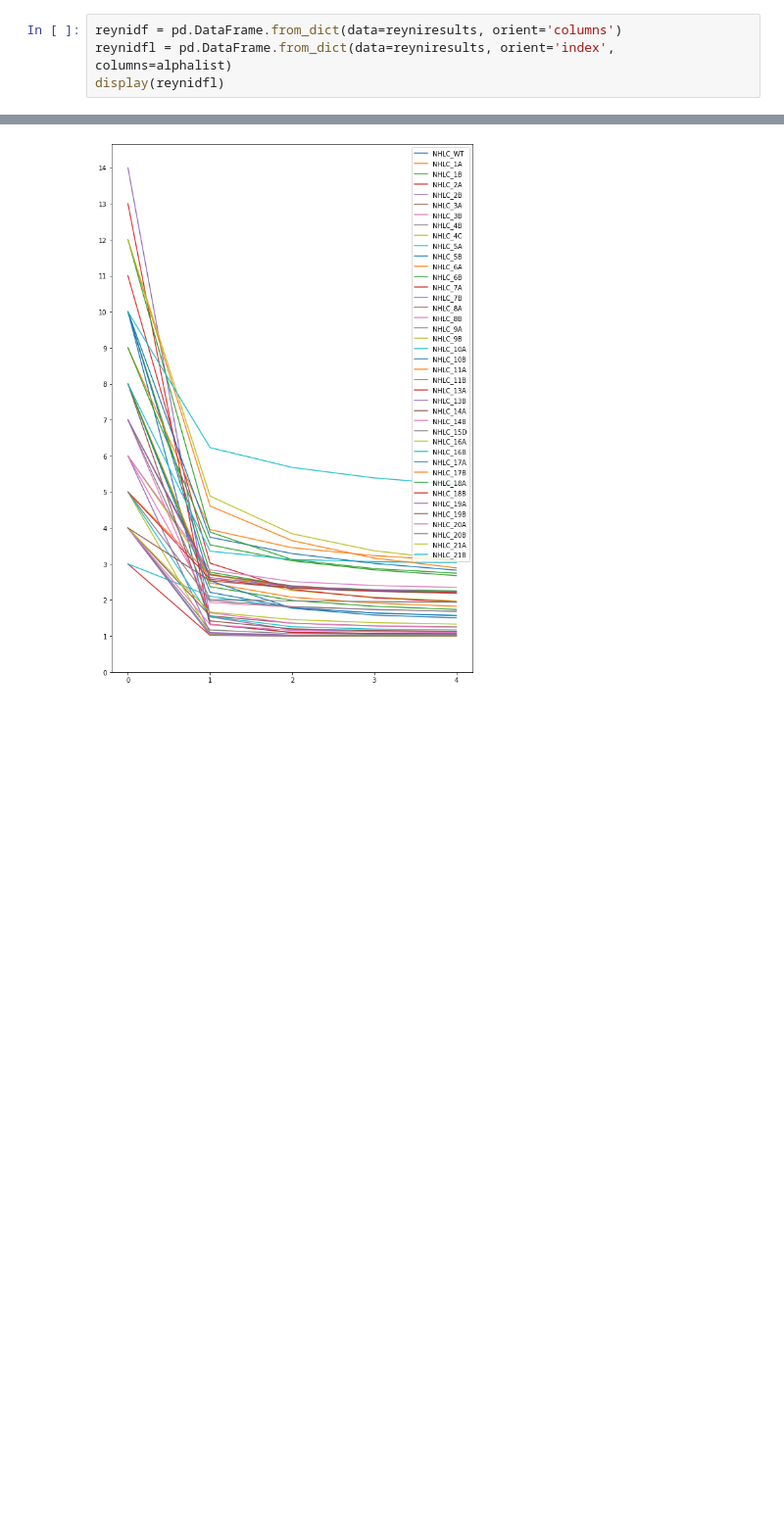
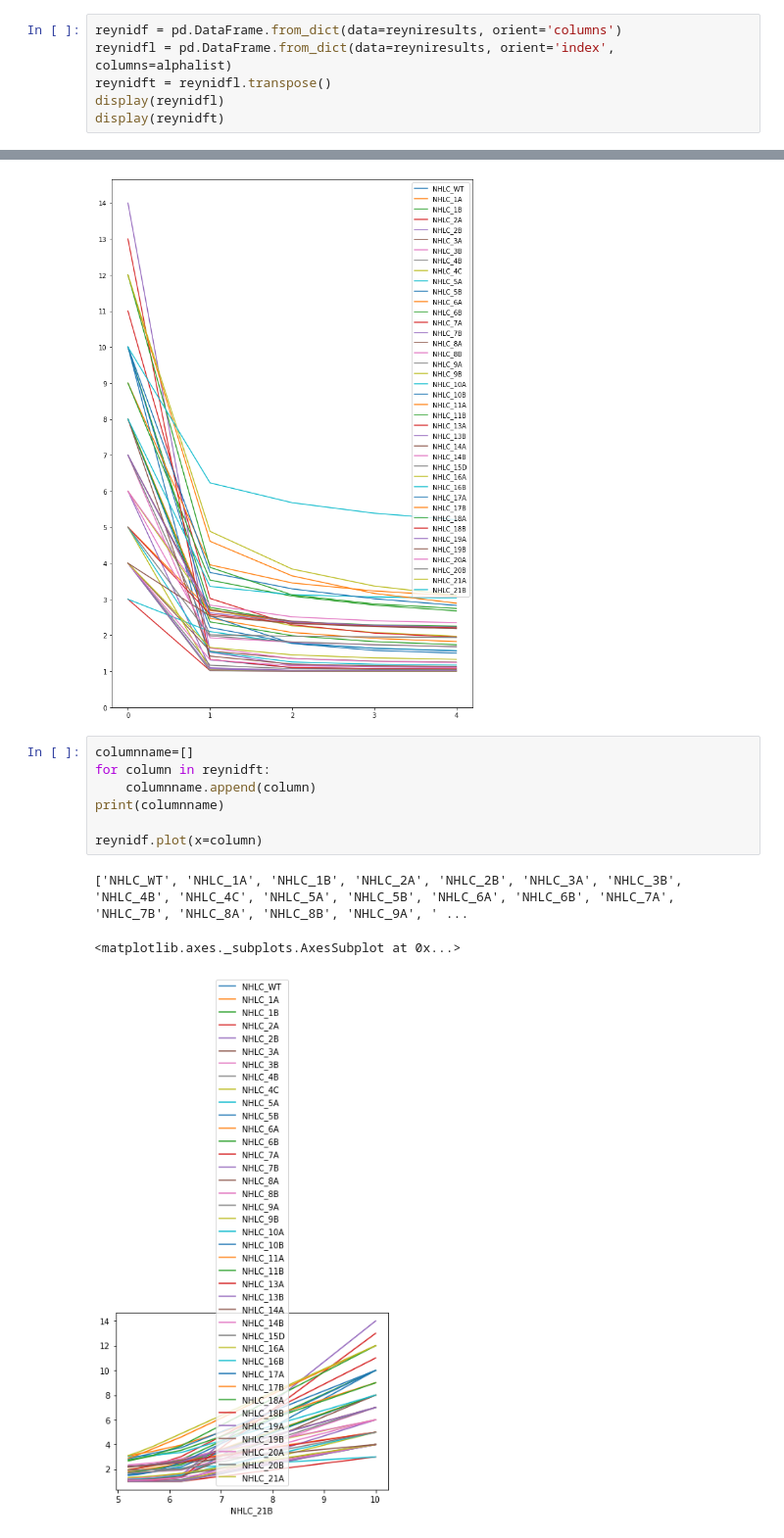
Before and after one commit to Nekose/nampun_research, a Jupyter notebook: Nampun_Research/Data Processing.ipynb, the cells around one changed output, grey strips where cells are left out. Shown at 98% size. Saved outputs shown, nothing was run; the diff lists cells and outputs as text; blank space fills up the shorter version.

Commit message:
Trying to come up with second graph style for div

```diff
--- a/Nampun_Research/Data Processing.ipynb
+++ b/Nampun_Research/Data Processing.ipynb
@@ -291,7 +292,9 @@ display(reynifreq)
 # %%
 reynidf = pd.DataFrame.from_dict(data=reyniresults, orient='columns')
 reynidfl = pd.DataFrame.from_dict(data=reyniresults, orient='index', columns=alphalist)
+reynidft = reynidfl.transpose()
 display(reynidfl)
+display(reynidft)
 # %% [output]
 |  | 0.00000 | 0.99999 | 2.00000 | 3.00000 | 4.00000 |
 | NHLC_WT | 10.0 | 1.319040 | 1.099068 | 1.073762 | 1.065307 |
@@ -316,3 +326,14 @@ ax = reynidf.plot(figsize = (10,15), xticks=(0,1,2,3,4),yticks=(range(0,upperlim
 ax.figure.savefig('figure.png')
 # %% [output]
 [figure]
+# %%
+columnname=[]
+for column in reynidft:
+    columnname.append(column)
+print(columnname)
+
+reynidf.plot(x=column)
+# %% [output]
+['NHLC_WT', 'NHLC_1A', 'NHLC_1B', 'NHLC_2A', 'NHLC_2B', 'NHLC_3A', 'NHLC_3B', 'NHLC_4B', 'NHLC_4C', 'NHLC_5A', 'NHLC_5B', 'NHLC_6A', 'NHLC_6B', 'NHLC_7A', 'NHLC_7B', 'NHLC_8A', 'NHLC_8B', 'NHLC_9A', ' ...
+<matplotlib.axes._subplots.AxesSubplot at 0x...>
+[figure, added]
```
Also changed, not shown: parts of 2 cells of this notebook.
